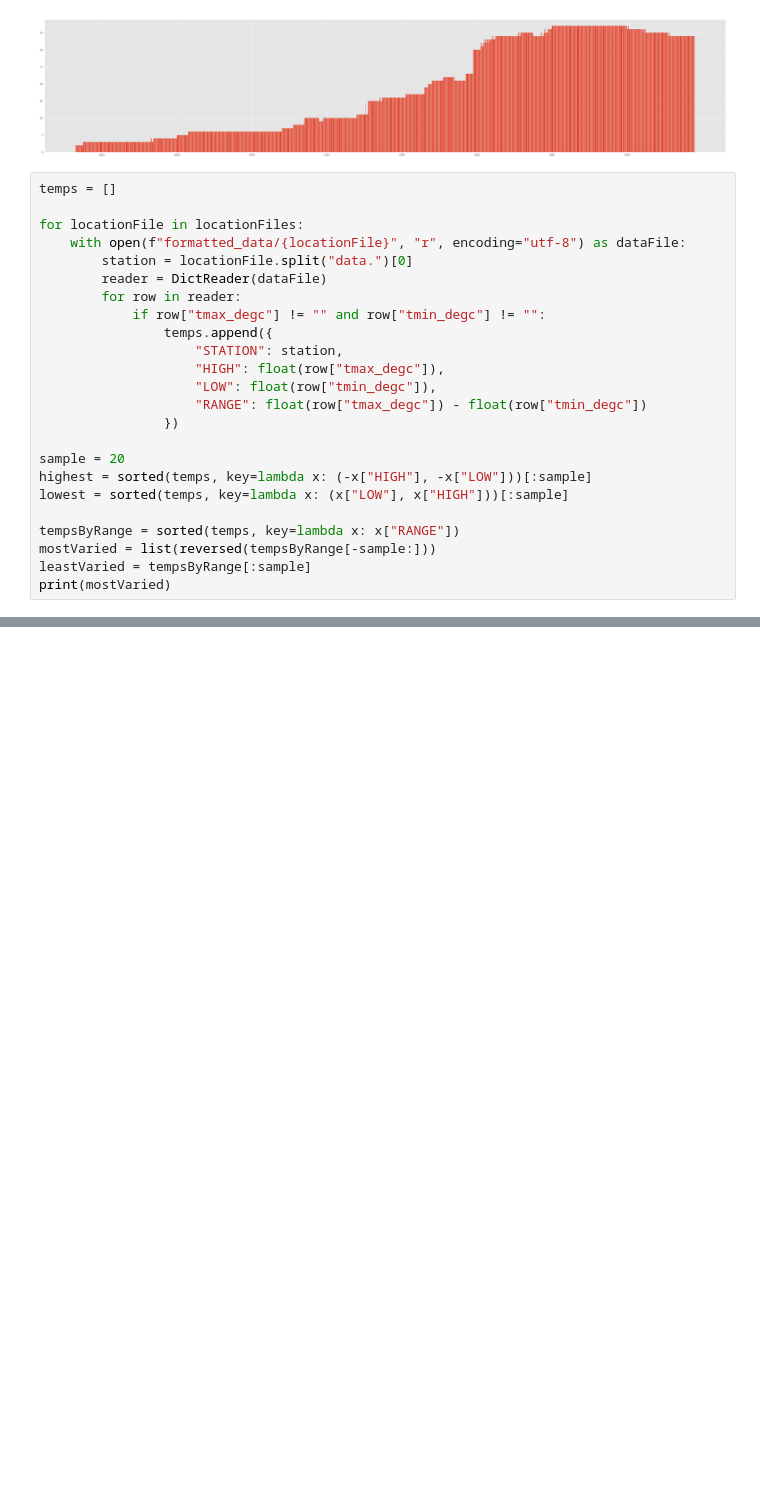
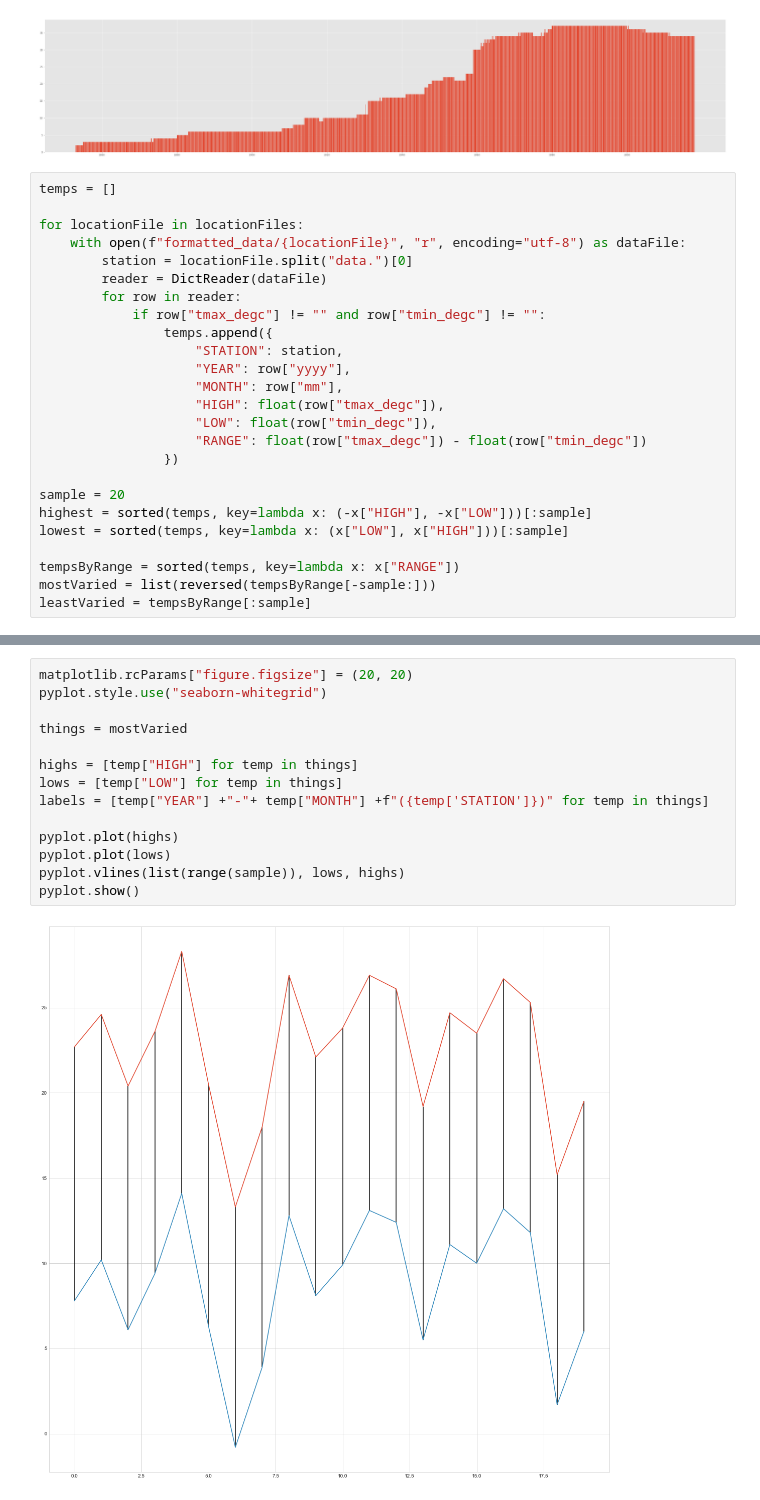
Before and after one commit to DanielJohnBenton/historic-monthly-meteorological-station-data, a Jupyter notebook: src/notes.ipynb, the cells around one changed output, grey strips where cells are left out. Drawn from its saved outputs; the diff is of its cells as text; blank space fills up the shorter version.

Commit message:
range graph savepoint

```diff
--- a/src/notes.ipynb
+++ b/src/notes.ipynb
@@ -93,6 +93,8 @@ for locationFile in locationFiles:
             if row["tmax_degc"] != "" and row["tmin_degc"] != "":
                 temps.append({
                     "STATION": station,
+                    "YEAR": row["yyyy"],
+                    "MONTH": row["mm"],
                     "HIGH": float(row["tmax_degc"]),
                     "LOW": float(row["tmin_degc"]),
                     "RANGE": float(row["tmax_degc"]) - float(row["tmin_degc"])
@@ -105,4 +107,3 @@ lowest = sorted(temps, key=lambda x: (x["LOW"], x["HIGH"]))[:sample]
 tempsByRange = sorted(temps, key=lambda x: x["RANGE"])
 mostVaried = list(reversed(tempsByRange[-sample:]))
 leastVaried = tempsByRange[:sample]
-print(mostVaried)
@@ -110,0 +110,16 @@ print(mostVaried)
+# %%
+matplotlib.rcParams["figure.figsize"] = (20, 20)
+pyplot.style.use("seaborn-whitegrid")
+
+things = mostVaried
+
+highs = [temp["HIGH"] for temp in things]
+lows = [temp["LOW"] for temp in things]
+labels = [temp["YEAR"] +"-"+ temp["MONTH"] +f"({temp['STATION']})" for temp in things]
+
+pyplot.plot(highs)
+pyplot.plot(lows)
+pyplot.vlines(list(range(sample)), lows, highs)
+pyplot.show()
+# %% [output]
+[figure, added]
```
Also changed, not shown: parts of 1 cell of this notebook.
